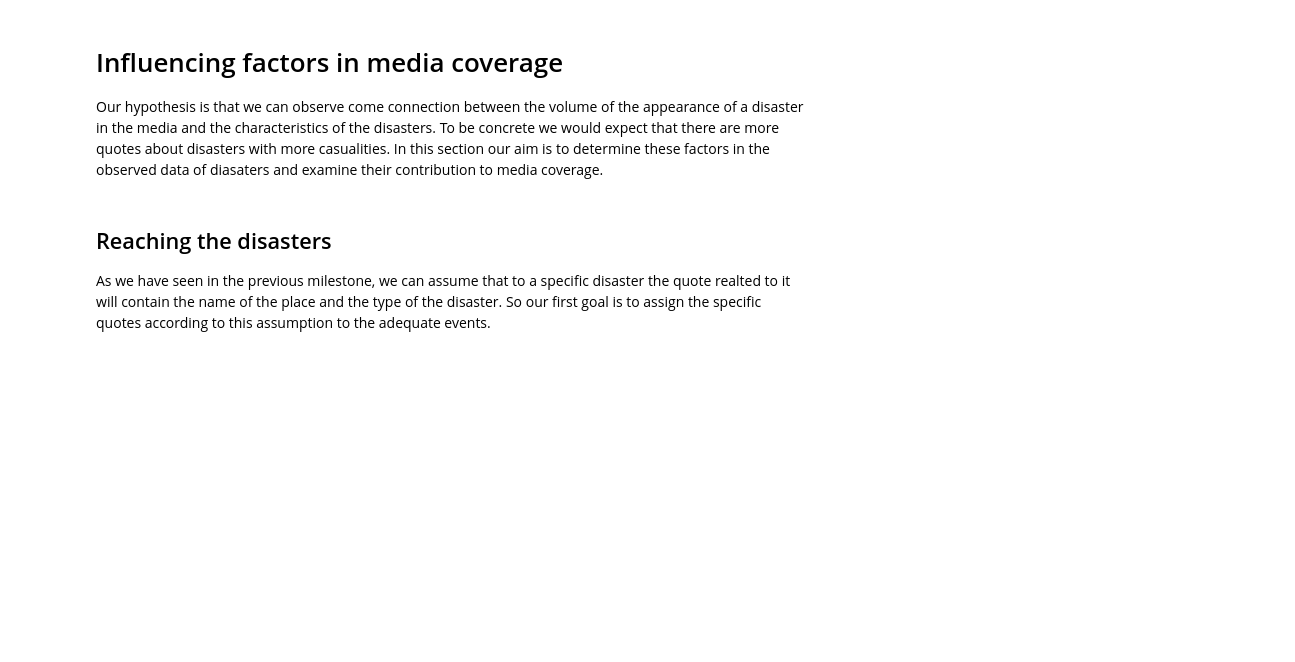
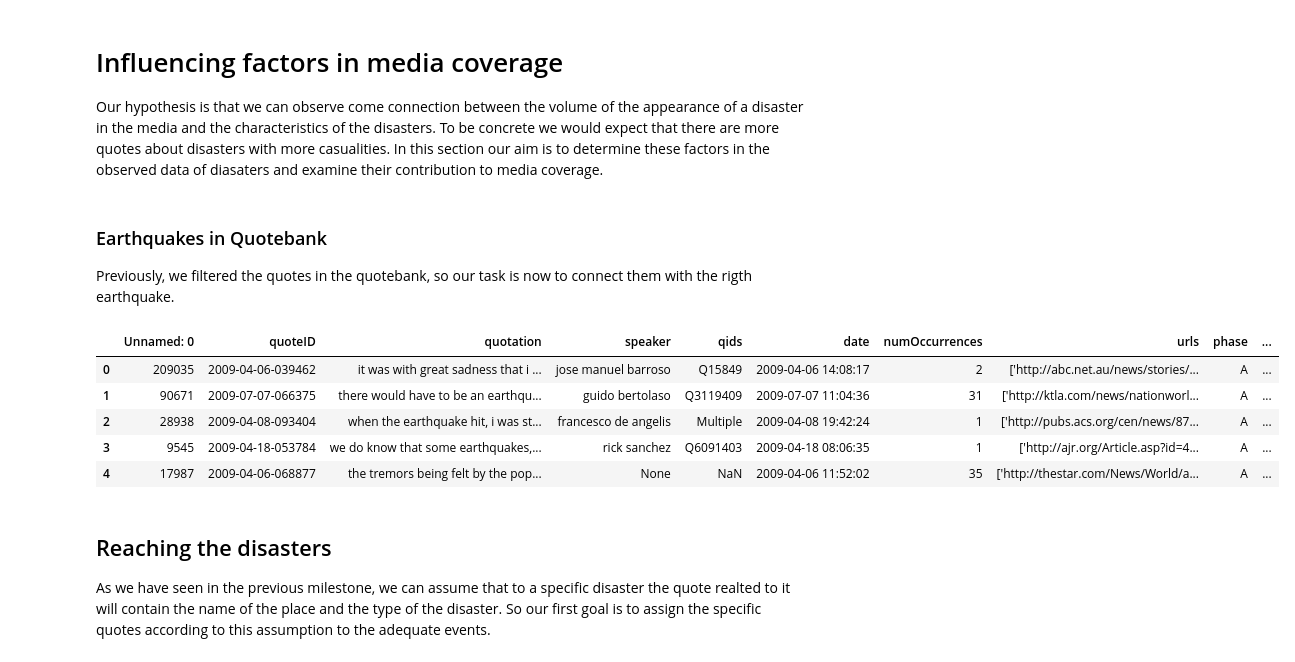
Before and after one commit to epfl-ada/ada-2021-project-hivemind, a Jupyter notebook: media_influencing_factors.ipynb, the cells around one changed output. Saved outputs shown, nothing was run; the diff lists cells and outputs as text; code cells hidden in the pictures; blank space fills up the shorter version.

```diff
--- a/media_influencing_factors.ipynb
+++ b/media_influencing_factors.ipynb
@@ -25,3 +11,27 @@ ds.head()
 # Influencing factors in media coverage
 
 Our hypothesis is that we can observe come connection between the volume of the appearance of a disaster in the media and the characteristics of the disasters. To be concrete we would expect that there are more quotes about disasters with more casualities. In this section our aim is to determine these factors in the observed data of diasaters and examine their contribution to media coverage.
+# %% [markdown]
+### Earthquakes in Quotebank
+
+Previously, we filtered the quotes in the quotebank, so our task is now to connect them with the rigth earthquake.
+# %%
+# import the quotes
+files = os.listdir("earthquake_dataset_labels")
+
+
+quotes_eq = pd.DataFrame()
+
+for file in files:
+    e = pd.read_csv("earthquake_dataset_labels/"+file)
+    e["Dis No"] = file[:-4]
+    quotes_eq = quotes_eq.append(e)
+
+quotes_eq.head()
+# %% [output]
+|  | Unnamed: 0 | quoteID | quotation | speaker | qids | date | numOccurrences | urls | phase | ... |
+| 0 | 209035 | 2009-04-06-039462 | it was with great sadness that i ... | jose manuel barroso | Q15849 | 2009-04-06 14:08:17 | 2 | ['http://abc.net.au/news/stories/... | A | ... |
+| 1 | 90671 | 2009-07-07-066375 | there would have to be an earthqu... | guido bertolaso | Q3119409 | 2009-07-07 11:04:36 | 31 | ['http://ktla.com/news/nationworl... | A | ... |
+| 2 | 28938 | 2009-04-08-093404 | when the earthquake hit, i was st... | francesco de angelis | Multiple | 2009-04-08 19:42:24 | 1 | ['http://pubs.acs.org/cen/news/87... | A | ... |
+| 3 | 9545 | 2009-04-18-053784 | we do know that some earthquakes,... | rick sanchez | Q6091403 | 2009-04-18 08:06:35 | 1 | ['http://ajr.org/Article.asp?id=4... | A | ... |
+| 4 | 17987 | 2009-04-06-068877 | the tremors being felt by the pop... | None | NaN | 2009-04-06 11:52:02 | 35 | ['http://thestar.com/News/World/a... | A | ... |
```
Also changed, not shown: parts of 13 cells of this notebook, 40 other files.
